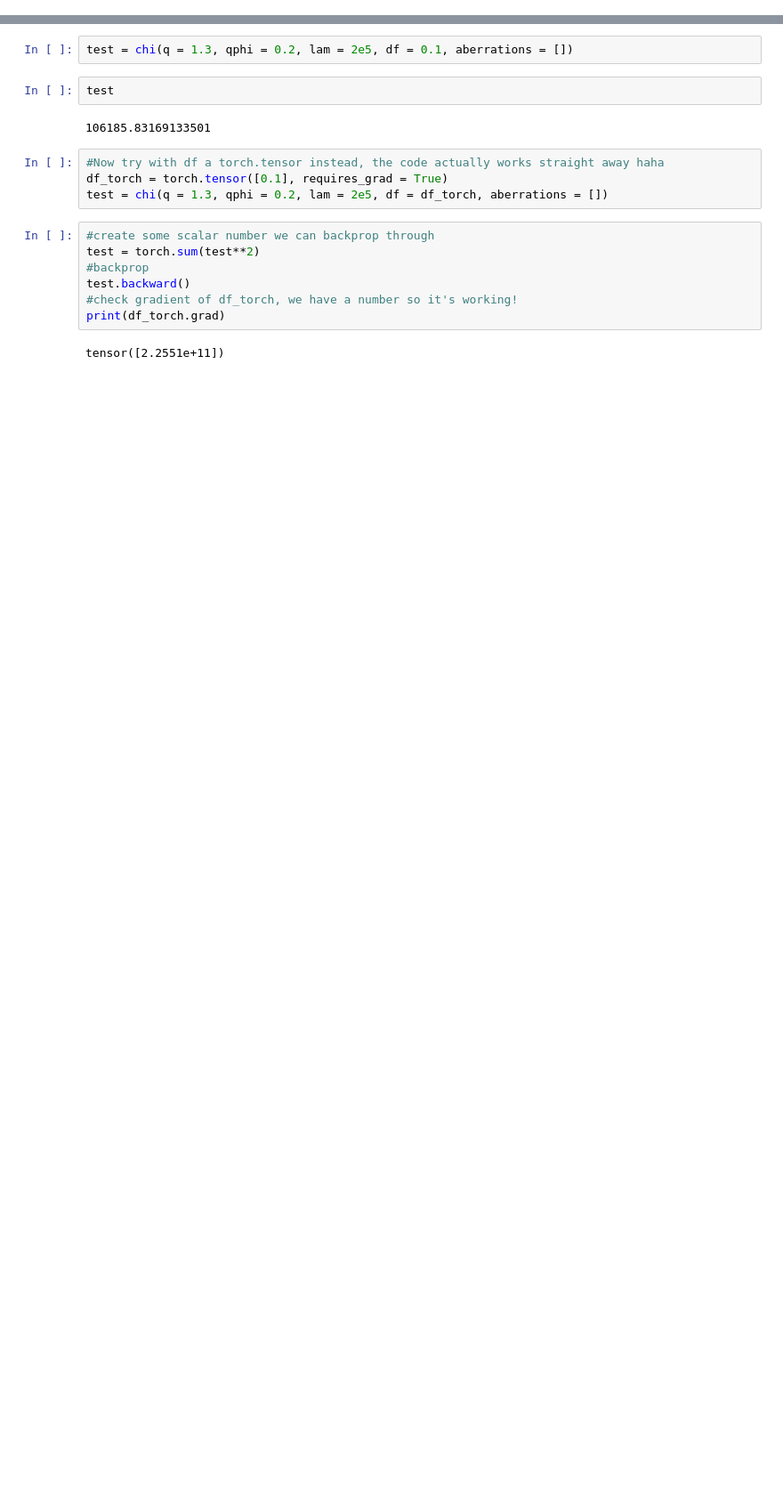
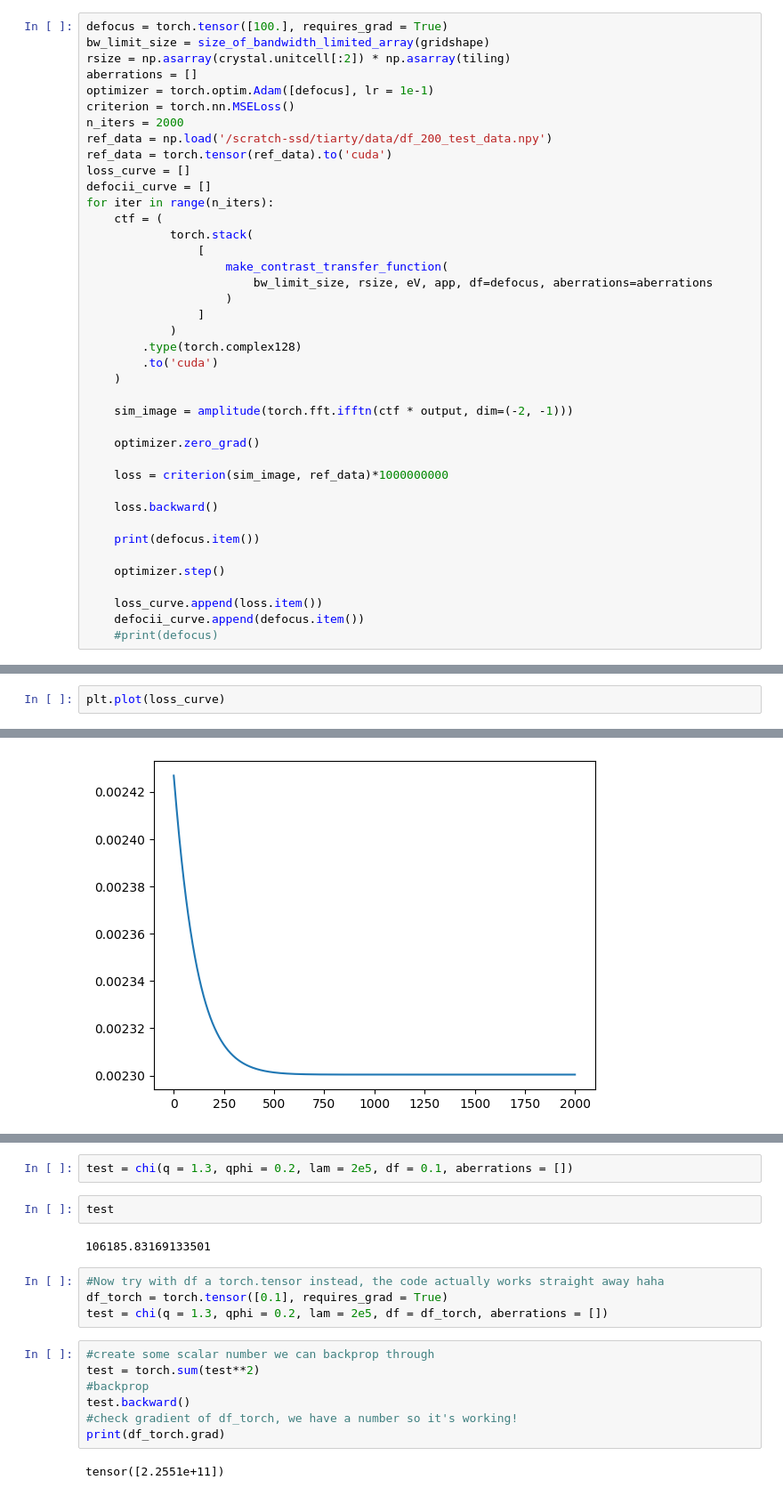
Before and after one commit to LowenaHull/py_multislice_differentiable_tem, a Jupyter notebook: Demos/Lowena_start_here.ipynb, the cells around one changed output, grey strips where cells are left out. Shown at 89% size. Drawn from its saved outputs; the diff is of its cells as text; blank space fills up the shorter version.

Commit message:
diff_defocus

```diff
--- a/Demos/Lowena_start_here.ipynb
+++ b/Demos/Lowena_start_here.ipynb
@@ -108,0 +87,40 @@ def chi(q, qphi, lam, df=0.0, aberrations=[]):
+# %%
+defocus = torch.tensor([100.], requires_grad = True)
+bw_limit_size = size_of_bandwidth_limited_array(gridshape)
+rsize = np.asarray(crystal.unitcell[:2]) * np.asarray(tiling)
+aberrations = []
+optimizer = torch.optim.Adam([defocus], lr = 1e-1)
+criterion = torch.nn.MSELoss()
+n_iters = 2000
+ref_data = np.load('/scratch-ssd/tiarty/data/df_200_test_data.npy')
+ref_data = torch.tensor(ref_data).to('cuda')
+loss_curve = []
+defocii_curve = []
+for iter in range(n_iters):
+    ctf = (
+            torch.stack(
+                [
+                    make_contrast_transfer_function(
+                        bw_limit_size, rsize, eV, app, df=defocus, aberrations=aberrations
+                    )
+                ]
+            )
+        .type(torch.complex128)
+        .to('cuda')
+    )
+
+    sim_image = amplitude(torch.fft.ifftn(ctf * output, dim=(-2, -1)))
+
+    optimizer.zero_grad()
+
+    loss = criterion(sim_image, ref_data)*1000000000
+
+    loss.backward()
+
+    print(defocus.item())
+
+    optimizer.step()
+
+    loss_curve.append(loss.item())
+    defocii_curve.append(defocus.item())
+    #print(defocus)
@@ -108,0 +146,3 @@ def chi(q, qphi, lam, df=0.0, aberrations=[]):
+# %%
+plt.plot(loss_curve)
+# %% [output]
@@ -108,0 +150 @@ def chi(q, qphi, lam, df=0.0, aberrations=[]):
+[figure, added]
```
Also changed, not shown: parts of 8 cells of this notebook, 2 other files.
